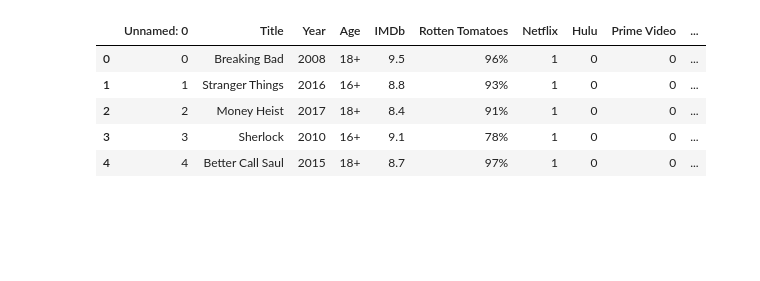
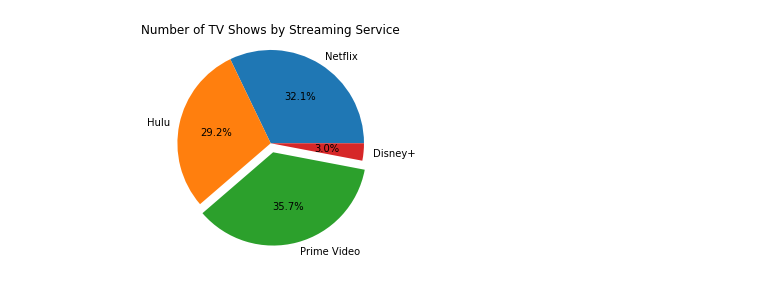
Before and after one commit to ryanmadlener/streaming-platform-analysis, a Jupyter notebook: show_analysis.ipynb, the cells around one changed output. Drawn from its saved outputs; the diff is of its cells as text; code cells hidden in the pictures; blank space fills up the shorter version.

```diff
--- a/show_analysis.ipynb
+++ b/show_analysis.ipynb
@@ -5,3 +6,5 @@ import seaborn as sns
 # %%
 ## Getting the data
 tv_data = pd.read_csv("C:/Users/Ryanm/DataScienceProjects/streaming-platform-analysis/tv_shows.csv")
+tv_data = tv_data.drop(['type'], axis=1)
+tv_data.head()
@@ -8,9 +18,18 @@ tv_data = pd.read_csv("C:/Users/Ryanm/DataScienceProjects/streaming-platform-ana
-# %%
-tv_data.head()
-# %% [output]
-|  | Unnamed: 0 | Title | Year | Age | IMDb | Rotten Tomatoes | Netflix | Hulu | Prime Video | ... |
-| 0 | 0 | Breaking Bad | 2008 | 18+ | 9.5 | 96% | 1 | 0 | 0 | ... |
-| 1 | 1 | Stranger Things | 2016 | 16+ | 8.8 | 93% | 1 | 0 | 0 | ... |
-| 2 | 2 | Money Heist | 2017 | 18+ | 8.4 | 91% | 1 | 0 | 0 | ... |
-| 3 | 3 | Sherlock | 2010 | 16+ | 9.1 | 78% | 1 | 0 | 0 | ... |
-| 4 | 4 | Better Call Saul | 2015 | 18+ | 8.7 | 97% | 1 | 0 | 0 | ... |
+# %%
+## Creating variables for each individual streaming platform
+netflix = tv_data.loc[tv_data['Netflix'] == 1]
+hulu = tv_data.loc[tv_data['Hulu'] == 1]
+prime_video = tv_data.loc[tv_data['Prime Video'] == 1]
+disney = tv_data.loc[tv_data['Disney+'] == 1]
+# %%
+## Pie chart comparing the number of shows for each streaming service
+label=['Netflix', 'Hulu', 'Prime Video', 'Disney+']
+data=[len(netflix.index), len(hulu.index), len(prime_video.index), len(disney.index)]
+explode = (0, 0, 0.1, 0)
+
+plt.pie(data, labels=label, explode=explode, autopct='%1.1f%%')
+plt.title('Number of TV Shows by Streaming Service')
+plt.axis('equal')
+plt.show()
+# %% [output]
+[figure, added]
```
Also changed, not shown: parts of 6 cells of this notebook.
